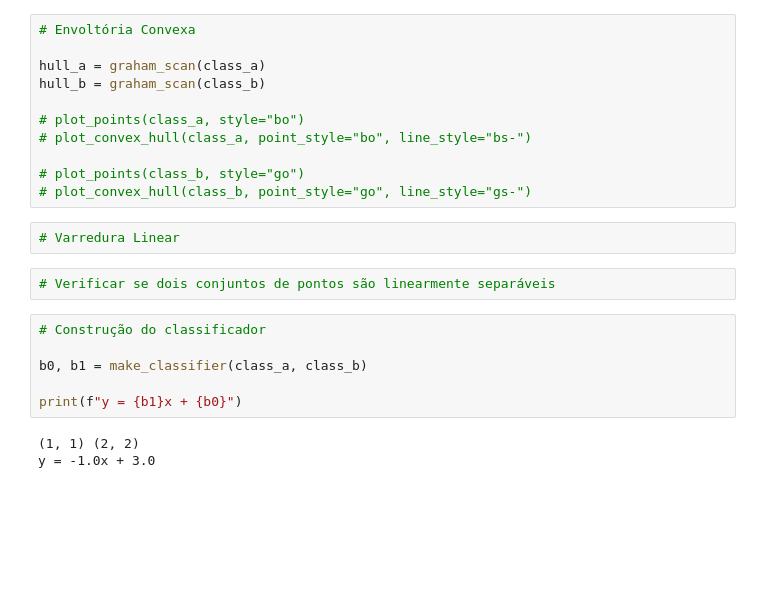
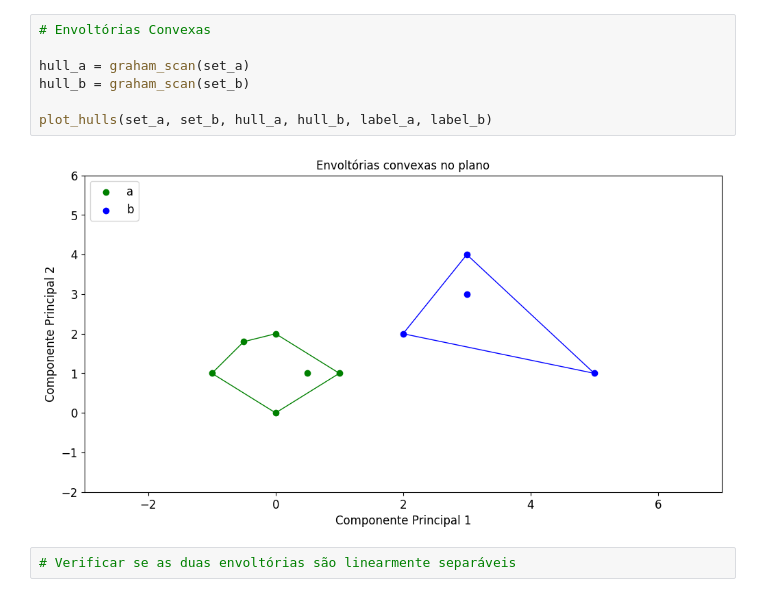
Before and after one commit to vinisilvag/geometry-classifier, a Jupyter notebook: src/main.ipynb, the cells around one changed output. Cells and saved outputs as stored; diff of their text form; blank space fills up the shorter version.

```diff
--- a/src/main.ipynb
+++ b/src/main.ipynb
@@ -278,24 +354,11 @@ class_b = [Point(2, 2), Point(3, 4), Point(5, 1)]
 # %%
-# Envoltória Convexa
+# Envoltórias Convexas
 
-hull_a = graham_scan(class_a)
-hull_b = graham_scan(class_b)
+hull_a = graham_scan(set_a)
+hull_b = graham_scan(set_b)
 
-# plot_points(class_a, style="bo")
-# plot_convex_hull(class_a, point_style="bo", line_style="bs-")
-
-# plot_points(class_b, style="go")
-# plot_convex_hull(class_b, point_style="go", line_style="gs-")
+plot_hulls(set_a, set_b, hull_a, hull_b, label_a, label_b)
+# %% [output]
+[figure, added]
-# %%
-# Varredura Linear
 # %%
-# Verificar se dois conjuntos de pontos são linearmente separáveis
+# Verificar se as duas envoltórias são linearmente separáveis
-# %%
-# Construção do classificador
-
-b0, b1 = make_classifier(class_a, class_b)
-
-print(f"y = {b1}x + {b0}")
-# %% [output]
-(1, 1) (2, 2)
-y = -1.0x + 3.0
```
Also changed, not shown: parts of 22 cells of this notebook, 10 other files.
